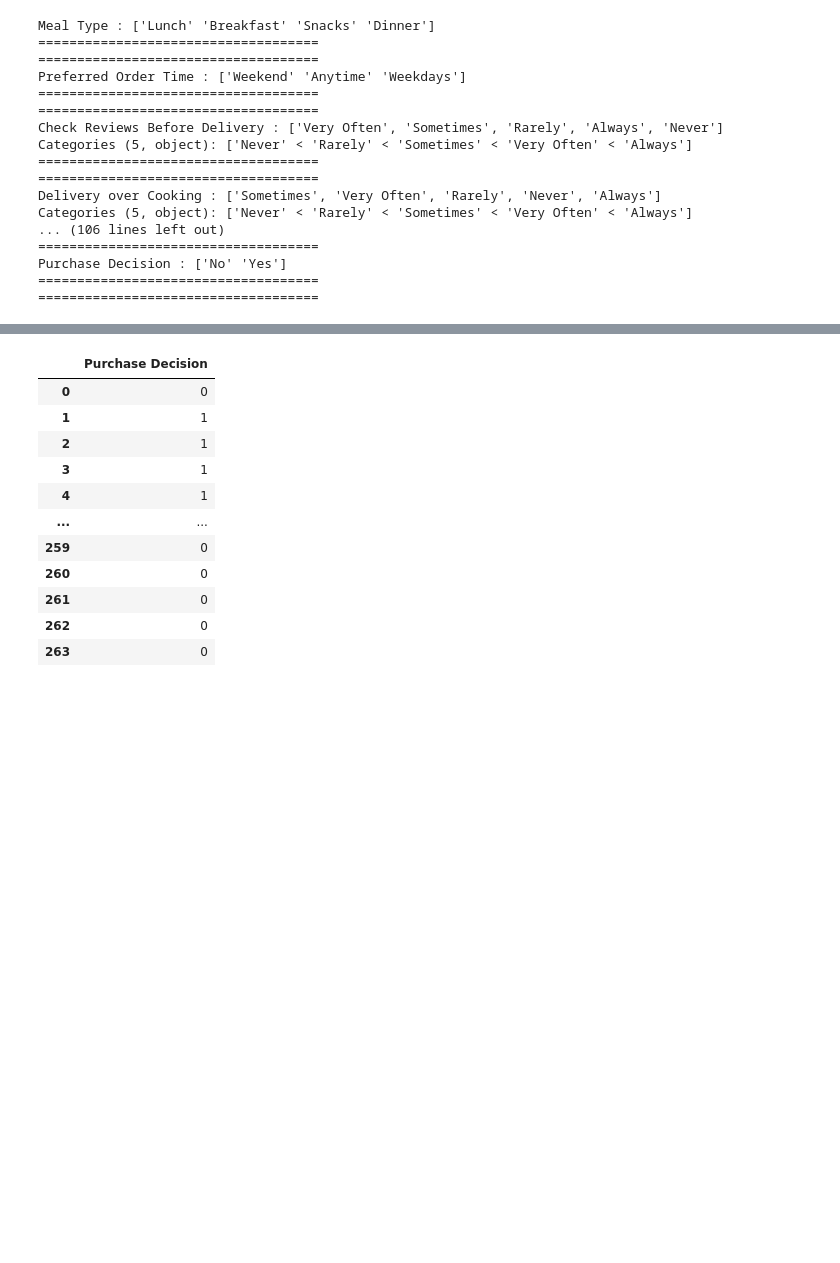
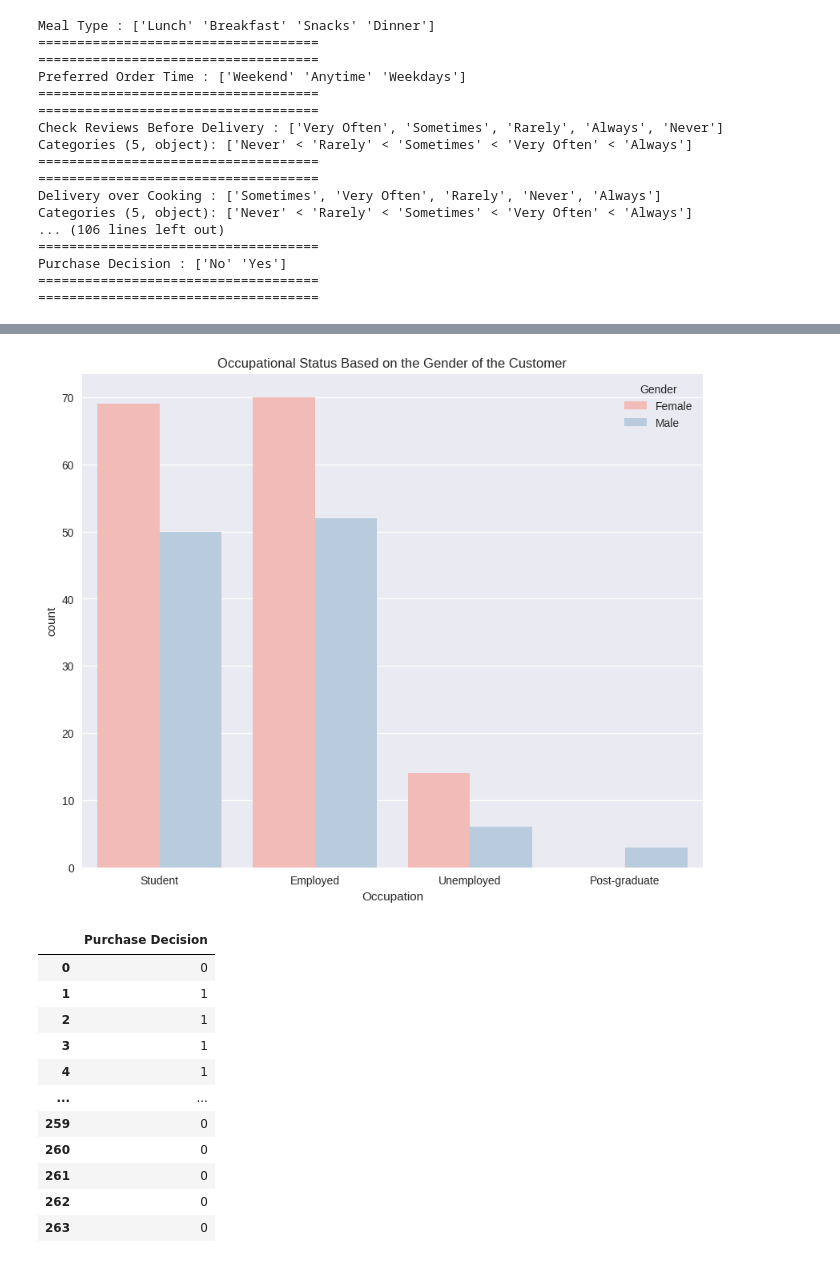
Before and after one commit to mayamoneib/deliveryfood, a Jupyter notebook: surveydata.ipynb, the cells around one changed output, grey strips where cells are left out. Cells and saved outputs as stored; diff of their text form; code cells hidden in the pictures; blank space fills up the shorter version.

```diff
--- a/surveydata.ipynb
+++ b/surveydata.ipynb
@@ -382,3 +572,9 @@ Purchase Decision : ['No' 'Yes']
+# %%
+plt.figure(figsize=(10,8))
+plt.title("Occupational Status Based on the Gender of the Customer")
+sns.countplot(x='Occupation',data=new_version,hue='Gender',palette="Pastel1");
+# %% [output]
+[figure, added]
 # %%
 new_version['Purchase Decision'] = new_version['Purchase Decision'].astype('category').cat.codes
 new_version['Purchase Decision']
```
Also changed, not shown: parts of 9 cells of this notebook.
